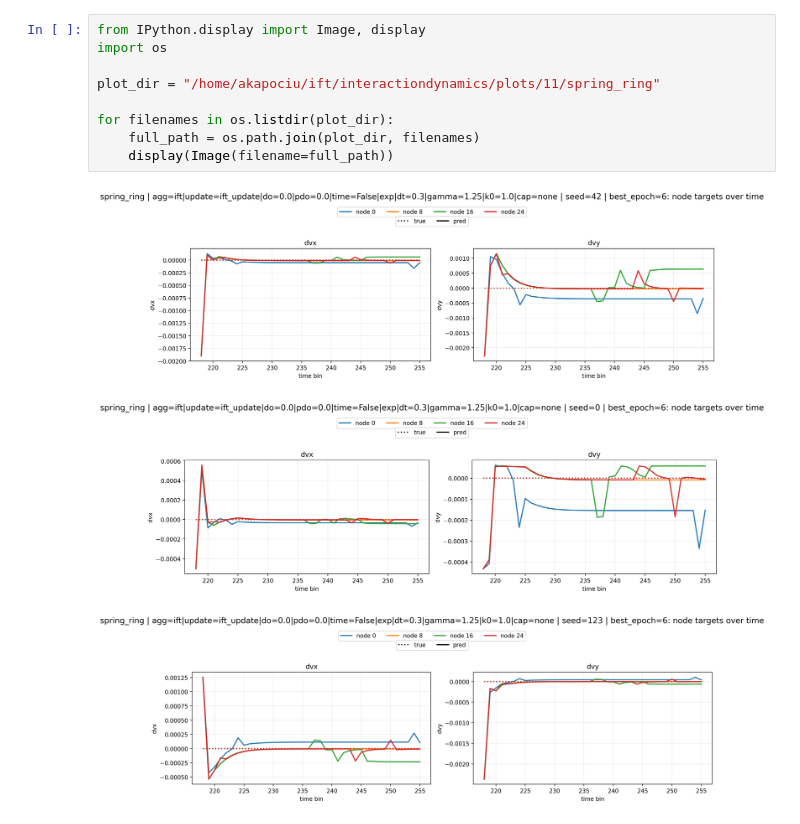
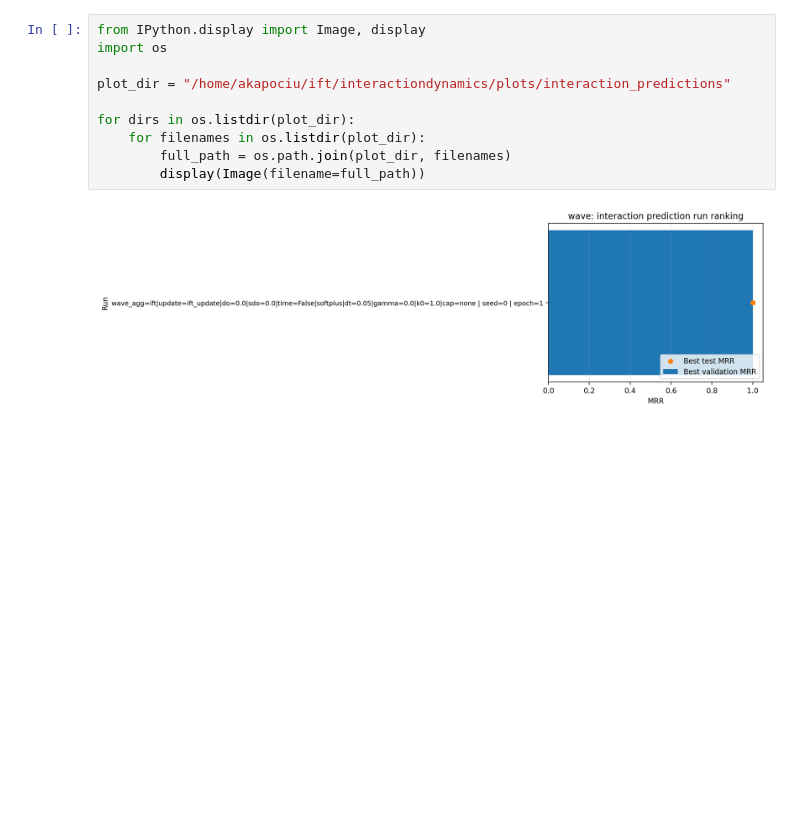
Before and after one commit to tweninger/fnn, a Jupyter notebook: interactiondynamics/analysis/view_plot.ipynb, the cells around one changed output. Cells and saved outputs as stored; diff of their text form; blank space fills up the shorter version.

```diff
--- a/interactiondynamics/analysis/view_plot.ipynb
+++ b/interactiondynamics/analysis/view_plot.ipynb
@@ -1,13 +1,12 @@
 # %%
 from IPython.display import Image, display
 import os
 
-plot_dir = "/home/akapociu/ift/interactiondynamics/plots/11/spring_ring"
+plot_dir = "/home/akapociu/ift/interactiondynamics/plots/interaction_predictions"
 
-for filenames in os.listdir(plot_dir):
-    full_path = os.path.join(plot_dir, filenames)
-    display(Image(filename=full_path))
+for dirs in os.listdir(plot_dir):
+    for filenames in os.listdir(plot_dir):
+        full_path = os.path.join(plot_dir, filenames)
+        display(Image(filename=full_path))
 # %% [output]
-[figure, old version]
+[figure, new version]
-[figure, removed]
-[figure, removed]
```
Also changed, not shown: 11 other files.
